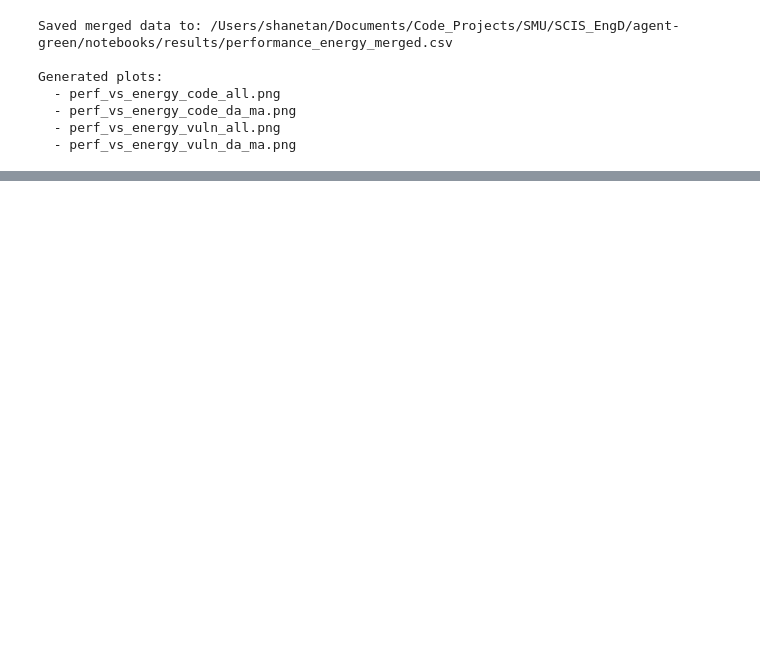
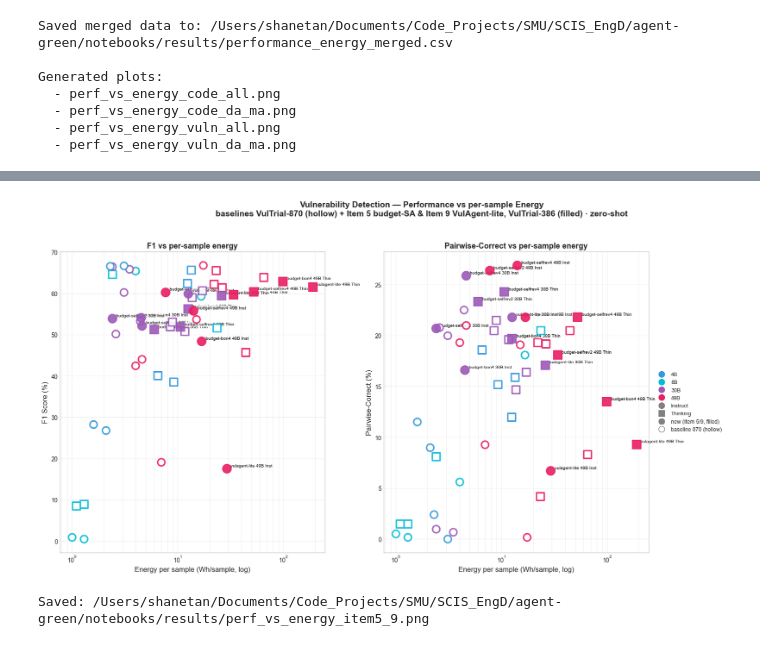
Before and after one commit to unused1/agent-green, a Jupyter notebook: notebooks/rq1_rq2_performance_vs_energy.ipynb, the cells around one changed output, grey strips where cells are left out. Drawn from its saved outputs; the diff is of its cells as text; code cells hidden in the pictures; blank space fills up the shorter version.

Commit message:
feat(notebook): Section 7 — Item5/9 vs baselines per-sample energy chart

```diff
--- a/notebooks/rq1_rq2_performance_vs_energy.ipynb
+++ b/notebooks/rq1_rq2_performance_vs_energy.ipynb
@@ -431,0 +446,19 @@ Generated plots:
+# %%
+# --- Section 7: combined baseline (870) + Item 5/9 (paired-386), per-sample energy ---
+meeting_df = pd.read_csv(RESULTS_DIR / 'paired386_vs_870baseline_meeting.csv')
+
+def _params_b(m):
+    for tok, val in (('4B', 4), ('8B', 8), ('30B', 30), ('49B', 49)):
+        if tok in m:
+            return val
+    return 0
+
+meeting_df['parameters_b'] = meeting_df['model'].apply(_params_b)
+meeting_df['is_new'] = meeting_df['block'].isin(['Item5', 'Item9'])
+meeting_df['f1_pct'] = meeting_df['f1'] * 100
+meeting_df['pc_pct'] = meeting_df['pc'] * 100
+meeting_df['label'] = meeting_df.apply(
+    lambda r: f"{r['design']} {r['parameters_b']}B {'Thin' if r['mode']=='thinking' else 'Inst'}", axis=1)
+
+print(f"{len(meeting_df)} configs; new (Item 5/9): {int(meeting_df['is_new'].sum())}")
+meeting_df[['block', 'design', 'model', 'mode', 'f1_pct', 'pc_pct', 'wh_per_sample']].head()
@@ -431,0 +473,48 @@ Generated plots:
+# %%
+def _scatter_persample(ax, df, ycol, ylabel, annotate_new=True):
+    for _, row in df.dropna(subset=[ycol, 'wh_per_sample']).iterrows():
+        color = MODEL_COLORS.get(row['parameters_b'], 'gray')
+        marker = MODE_MARKERS.get(row['mode'], 'o')
+        new = row['is_new']
+        ax.scatter(row['wh_per_sample'], row[ycol], marker=marker,
+                   s=210 if new else 150,
+                   facecolors=color if new else 'white',
+                   edgecolors=color, linewidths=1.6 if new else 2.4,
+                   zorder=6 if new else 4, alpha=0.9)
+        if new and annotate_new:
+            ax.annotate(row['label'], (row['wh_per_sample'], row[ycol]),
+                        textcoords='offset points', xytext=(7, 3), fontsize=7.5,
+                        color='black',
+                        bbox=dict(boxstyle='round,pad=0.15', fc='white', ec='none', alpha=0.7))
+    ax.set_xscale('log')
+    ax.set_xlabel('Energy per sample (Wh/sample, log)', fontsize=12)
+    ax.set_ylabel(ylabel, fontsize=12)
+    ax.grid(True, which='both', alpha=0.3)
+
+fig, axes = plt.subplots(1, 2, figsize=(18, 9))
+_scatter_persample(axes[0], meeting_df, 'f1_pct', 'F1 Score (%)')
+_scatter_persample(axes[1], meeting_df, 'pc_pct', 'Pairwise-Correct (%)')
+axes[0].set_title('F1 vs per-sample energy', fontsize=13, fontweight='bold')
+axes[1].set_title('Pairwise-Correct vs per-sample energy', fontsize=13, fontweight='bold')
+
+legend_elements = [
+    Line2D([0], [0], marker='o', color='w', markerfacecolor='#3498db', markeredgecolor='#3498db', markersize=10, label='4B'),
+    Line2D([0], [0], marker='o', color='w', markerfacecolor='#00bcd4', markeredgecolor='#00bcd4', markersize=10, label='8B'),
+    Line2D([0], [0], marker='o', color='w', markerfacecolor='#9b59b6', markeredgecolor='#9b59b6', markersize=10, label='30B'),
+    Line2D([0], [0], marker='o', color='w', markerfacecolor='#e91e63', markeredgecolor='#e91e63', markersize=10, label='49B'),
+    Line2D([0], [0], marker='o', color='w', markerfacecolor='gray', markeredgecolor='gray', markersize=10, label='Instruct'),
+    Line2D([0], [0], marker='s', color='w', markerfacecolor='gray', markeredgecolor='gray', markersize=10, label='Thinking'),
+    Line2D([0], [0], marker='o', color='w', markerfacecolor='gray', markeredgecolor='gray', markersize=10, label='new (Item 5/9, filled)'),
+    Line2D([0], [0], marker='o', color='w', markerfacecolor='white', markeredgecolor='gray', markersize=10, label='baseline 870 (hollow)'),
+]
+axes[1].legend(handles=legend_elements, loc='center left', bbox_to_anchor=(1.01, 0.5), fontsize=9)
+fig.suptitle('Vulnerability Detection — Performance vs per-sample Energy\n'
+             'baselines VulTrial-870 (hollow) + Item 5 budget-SA & Item 9 VulAgent-lite, VulTrial-386 (filled) · zero-shot',
+             fontsize=14, fontweight='bold')
+fig.tight_layout(rect=[0, 0, 0.9, 0.95])
+fig.savefig(ANALYSIS_DIR / 'perf_vs_energy_item5_9.png', dpi=150, bbox_inches='tight')
+plt.show()
+print('Saved:', ANALYSIS_DIR / 'perf_vs_energy_item5_9.png')
+# %% [output]
+[figure, added]
+Saved: /Users/shanetan/Documents/Code_Projects/SMU/SCIS_EngD/agent-green/notebooks/results/perf_vs_energy_item5_9.png
```
Also changed, not shown: parts of 8 cells of this notebook, 4 other files.
